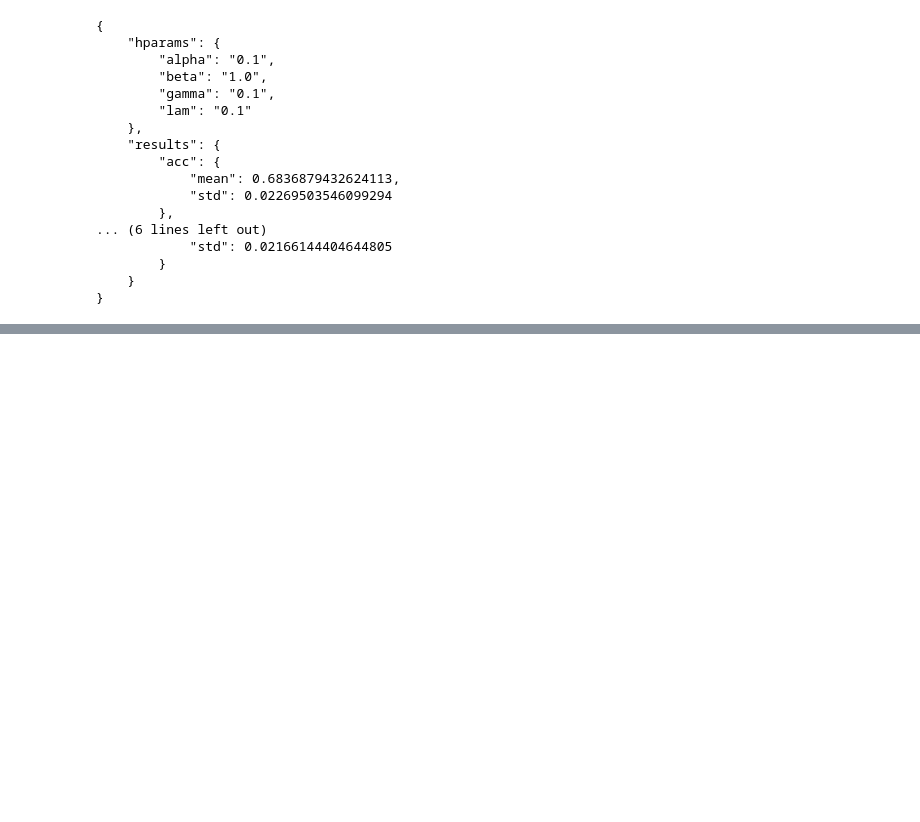
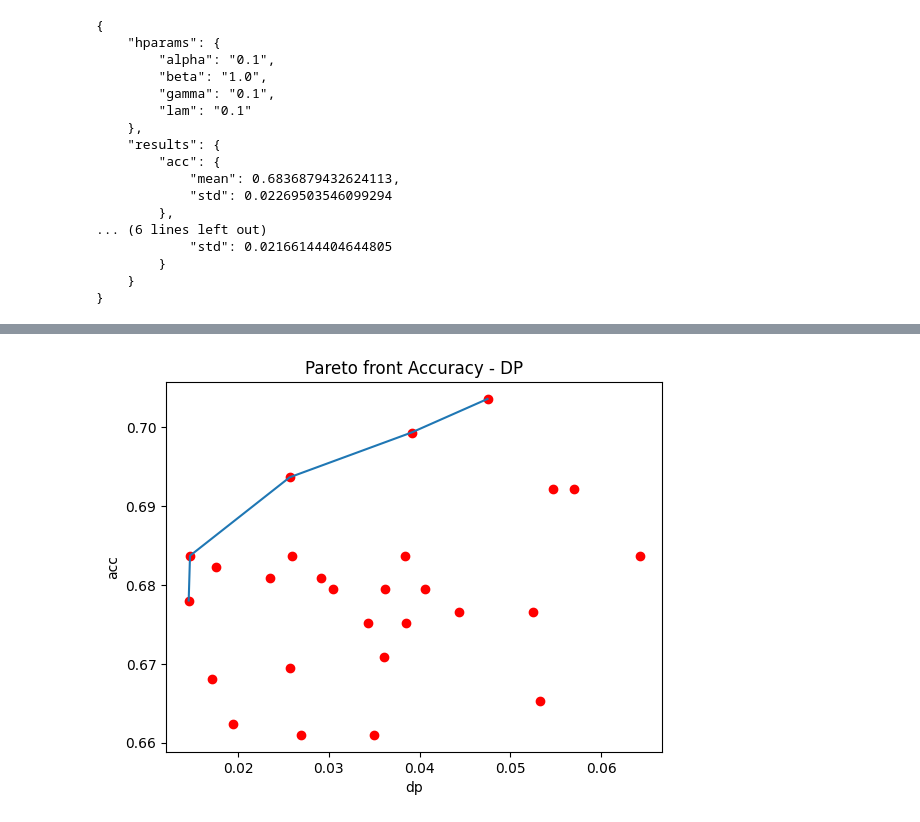
Before and after one commit to Thiggel/FACT, a Jupyter notebook: format_results.ipynb, the cells around one changed output, grey strips where cells are left out. Cells and saved outputs as stored; diff of their text form; code cells hidden in the pictures; blank space fills up the shorter version.

Commit message:
collecting information from the log files and calculating pareto front in a notebook

```diff
--- a/format_results.ipynb
+++ b/format_results.ipynb
@@ -674,0 +741,11 @@ for res in results:
+# %%
+# find the setting with the best accuracy
+
+best_acc = -1
+best_index = -1
+for i, res in enumerate(results):
+    acc = res['acc']['mean']
+    if acc > best_acc:
+        best_index = i
+        best_acc = acc
+results[best_index]
@@ -674,0 +809,4 @@ for res in results:
+# %%
+plot_pareto(results, 'dp', 'Pareto front Accuracy - DP', show_all=True)
+# %% [output]
+[figure, added]
```
Also changed, not shown: parts of 7 cells of this notebook.
